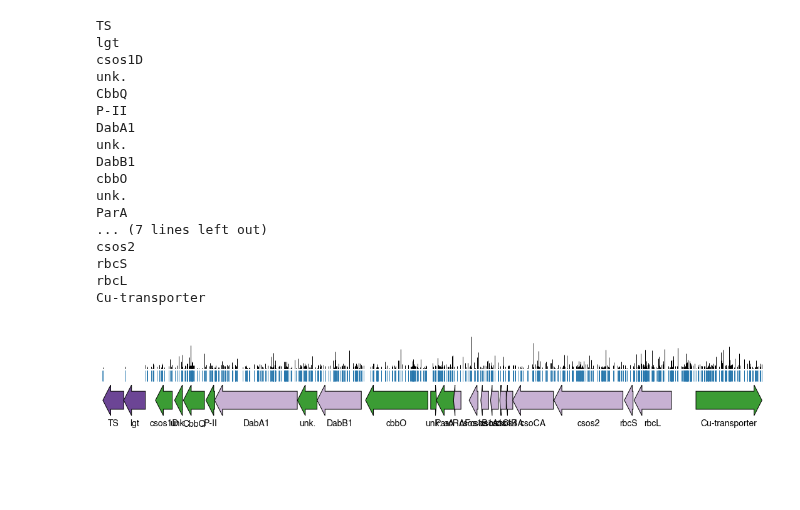
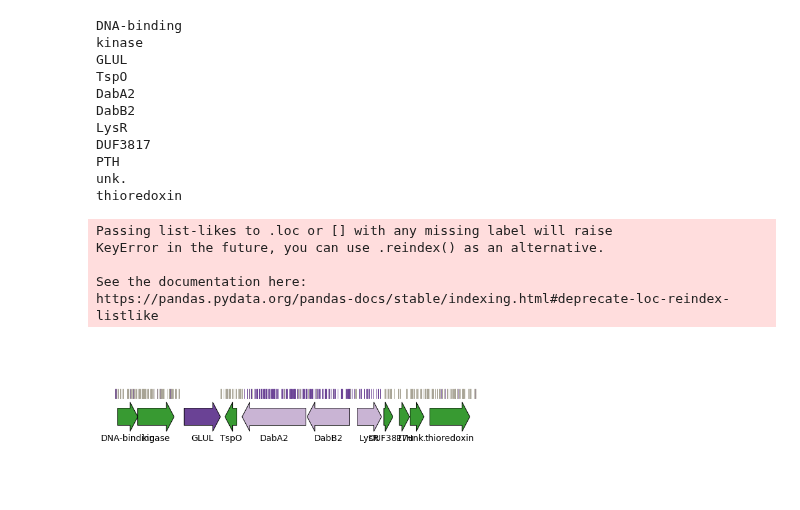
Before and after one commit to jackdesmarais/DabTransporterPaper, a Jupyter notebook: scripts/Figure 2 HCR genes.ipynb, the cells around one changed output. Cells and saved outputs as stored; diff of their text form; code cells hidden in the pictures.

Commit message:
updates to figure2

```diff
--- a/scripts/Figure 2 HCR genes.ipynb
+++ b/scripts/Figure 2 HCR genes.ipynb
@@ -12,3 +12,14 @@ import matplotlib.cm as cm
 from matplotlib import pyplot as plt
 from scipy.stats import binom
 from utils import *
+# %%
+essentiality_colors = {
+    'essential': qual_palette[9],
+    'nonessential': qual_palette[3],
+    'ambiguous': qual_palette[7],
+    'hcr': qual_palette[8]}
+
+def map_fitness_color(fitness_diff):
+    if fitness_diff < -1.0: # hcr
+        return qual_palette[9]
+    return greyish
@@ -178,10 +349,7 @@ essentiality_colors = {
 fig,ax = plt.subplots(figsize=(15, 3.5), frameon=False)
 
 plt.ylim(0, 0.4)
-region = (983594-14000,986794+8000)
-
-length_longest_axis = (max(region)-min(region))*len_per_bp
-
+region = (216936-5000,219419+6600)
 y = 0.2
 
 insert_color = qual_palette[1]
@@ -197,7 +365,6 @@ insert_in_region = total_pool_df[(total_pool_df.pos >= region_start) &
 for gene_idx in genes_in_region.index:
     gene = genes_in_region.loc[gene_idx]
     gene_name = short_names[gene.locusId]
-#     print(gene_name)
     gene_length = gene.length_rep1
     gene_essentiality = essentiality_df.loc[gene_idx].essentiality
     length = gene_length * len_per_bp
@@ -225,57 +392,61 @@ for gene_idx in genes_in_region.index:
     else:
         start = (gene_end - region_start) * len_per_bp
         genePic = matplotlib.patches.FancyArrow(
             start, y, -length, 0,
             width=width, length_includes_head=True,
             head_width=headwidth,
             head_length=head_length, fill=True,facecolor=c)
         ax.add_artist(genePic)
         plt.text(start-length/2, y-0.07, gene_name, ha='center', fontsize=14)
     print(gene_name)
 
+fitnesses = mean_fitness.loc[insert_in_region.pos]
+fitness_colors = [map_fitness_color(v) for v in fitnesses]
 poses = (insert_in_region.pos - region_start) * len_per_bp
 n_positions = len(poses)
 
-bottoms = [y+height+headwidth/2 + 0.045]*n_positions
-tops = bottoms + (height*insert_in_region.n_total)
-plt.vlines(poses, bottoms, tops, colors='k')
+#bottoms = [y+height+headwidth/2 + 0.045]*n_positions
+#tops = bottoms + (height*insert_in_region.n_total)
+#plt.vlines(poses, bottoms, tops, colors='k')
 
 bottoms = np.array([y+height+headwidth/2+0.01]*n_positions)
 tops = bottoms + 0.03
-plt.vlines(poses, tops, bottoms, colors=insert_color, linewidth=0.75)
-
-plt.xlim(0,length_longest_axis)
+plt.vlines(poses, tops, bottoms, colors=fitness_colors, linewidth=0.75)
 
 # print(dict(zip(genes_in_region.locusId, genes_in_region.desc)))
+
 ax.xaxis.set_visible(False)
 ax.yaxis.set_visible(False)
 ax.spines['right'].set_visible(False)
 ax.spines['top'].set_visible(False)
 ax.spines['left'].set_visible(False)
 ax.spines['bottom'].set_visible(False)
+
+
+
+plt.xlim(0,length_longest_axis)
 plt.tight_layout()
 
-plt.savefig('fig2/fig2C_sub1.eps', format='eps', bbox_inches='tight')
+plt.savefig('fig2/fig1C_sub2.eps', format='eps', bbox_inches='tight')
 plt.show()
 # %% [output]
-TS
-lgt
-csos1D
+DNA-binding
+kinase
+GLUL
+TspO
+DabA2
+DabB2
+LysR
+DUF3817
+PTH
 unk.
-CbbQ
-P-II
-DabA1
-unk.
-DabB1
-cbbO
-unk.
-ParA
-... (7 lines left out)
-csos2
-rbcS
-rbcL
-Cu-transporter
+thioredoxin
+Passing list-likes to .loc or [] with any missing label will raise
+KeyError in the future, you can use .reindex() as an alternative.
+
+See the documentation here:
+https://pandas.pydata.org/pandas-docs/stable/indexing.html#deprecate-loc-reindex-listlike
-[figure, old version]
+[figure, new version]
 # %%
 # Making Panel B
 
```
Also changed, not shown: parts of 8 cells of this notebook, 6 other files.
